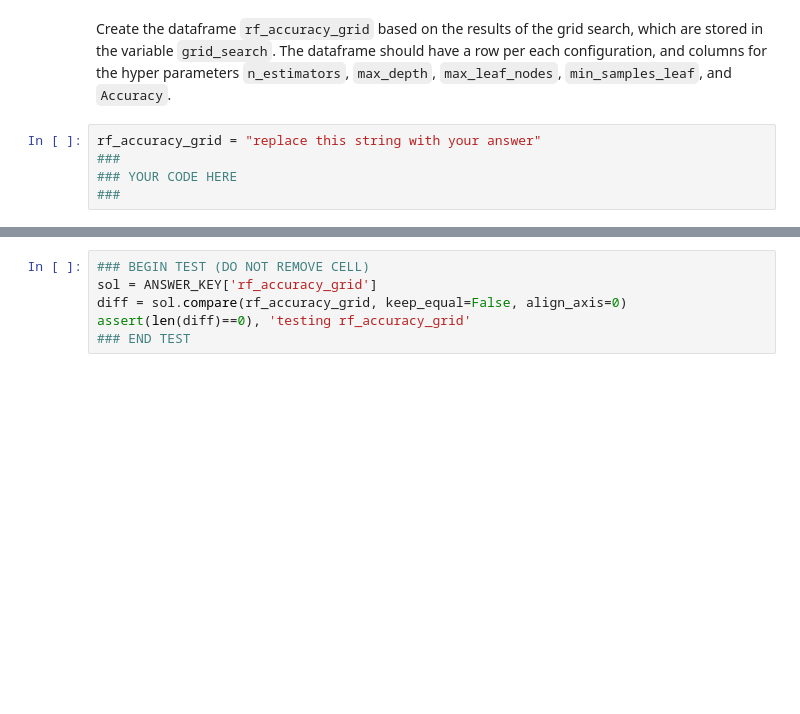
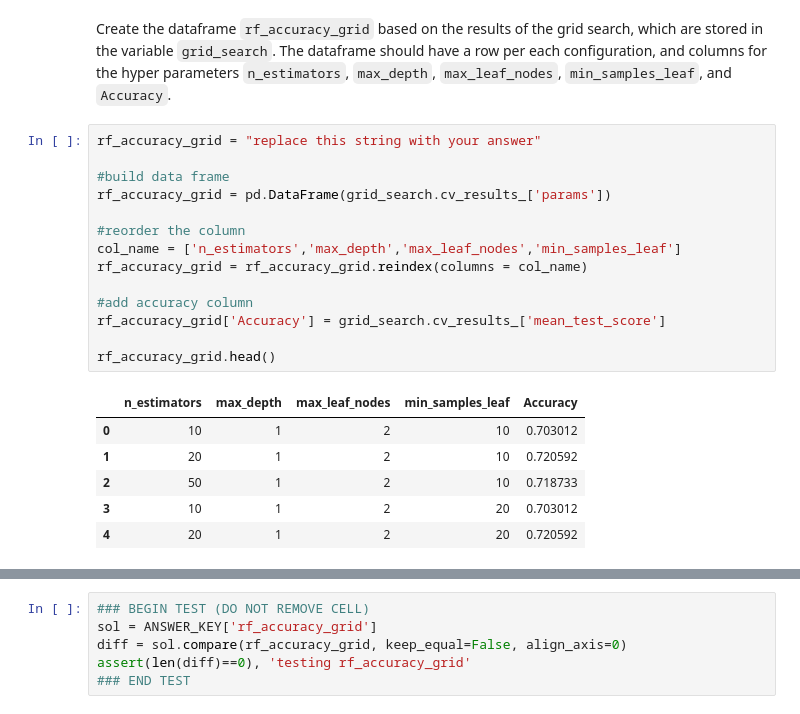
Before and after one commit to MiraculousGu/CIS-432-Predictive-Analysis-Using-Python, a Jupyter notebook: HW 5/Homework5.ipynb, the cells around one changed output, grey strips where cells are left out. Saved outputs shown, nothing was run; the diff lists cells and outputs as text; blank space fills up the shorter version.

```diff
--- a/HW 5/Homework5.ipynb
+++ b/HW 5/Homework5.ipynb
@@ -597,10 +961,26 @@ grid_search.fit(X_train_t_tr, Y_train_t_tr)
 # %% [markdown]
 Create the dataframe `rf_accuracy_grid` based on the results of the grid search, which are stored in the variable `grid_search`. The dataframe should have a row per each configuration, and columns for the hyper parameters `n_estimators`, `max_depth`, `max_leaf_nodes`, `min_samples_leaf`, and `Accuracy`.
-# %%
-rf_accuracy_grid = "replace this string with your answer"
-###
-### YOUR CODE HERE
-###
+# %%
+rf_accuracy_grid = "replace this string with your answer"
+
+#build data frame
+rf_accuracy_grid = pd.DataFrame(grid_search.cv_results_['params'])
+
+#reorder the column
+col_name = ['n_estimators','max_depth','max_leaf_nodes','min_samples_leaf']
+rf_accuracy_grid = rf_accuracy_grid.reindex(columns = col_name)
+
+#add accuracy column
+rf_accuracy_grid['Accuracy'] = grid_search.cv_results_['mean_test_score']
+
+rf_accuracy_grid.head()
+# %% [output]
+|  | n_estimators | max_depth | max_leaf_nodes | min_samples_leaf | Accuracy |
+| 0 | 10 | 1 | 2 | 10 | 0.703012 |
+| 1 | 20 | 1 | 2 | 10 | 0.720592 |
+| 2 | 50 | 1 | 2 | 10 | 0.718733 |
+| 3 | 10 | 1 | 2 | 20 | 0.703012 |
+| 4 | 20 | 1 | 2 | 20 | 0.720592 |
 # %%
 # expected output
 ANSWER_KEY['rf_accuracy_grid'].head()
```
Also changed, not shown: parts of 82 cells of this notebook, 4 other files.
